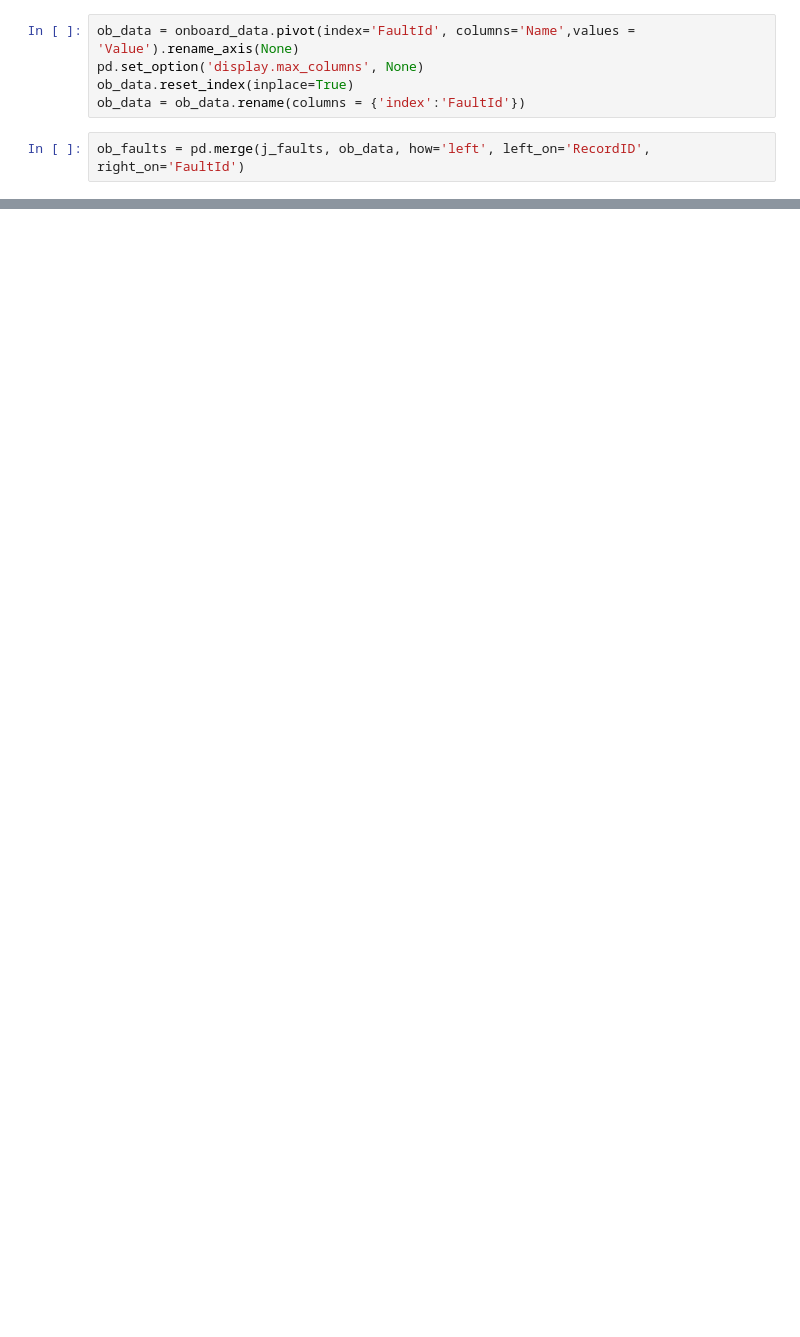
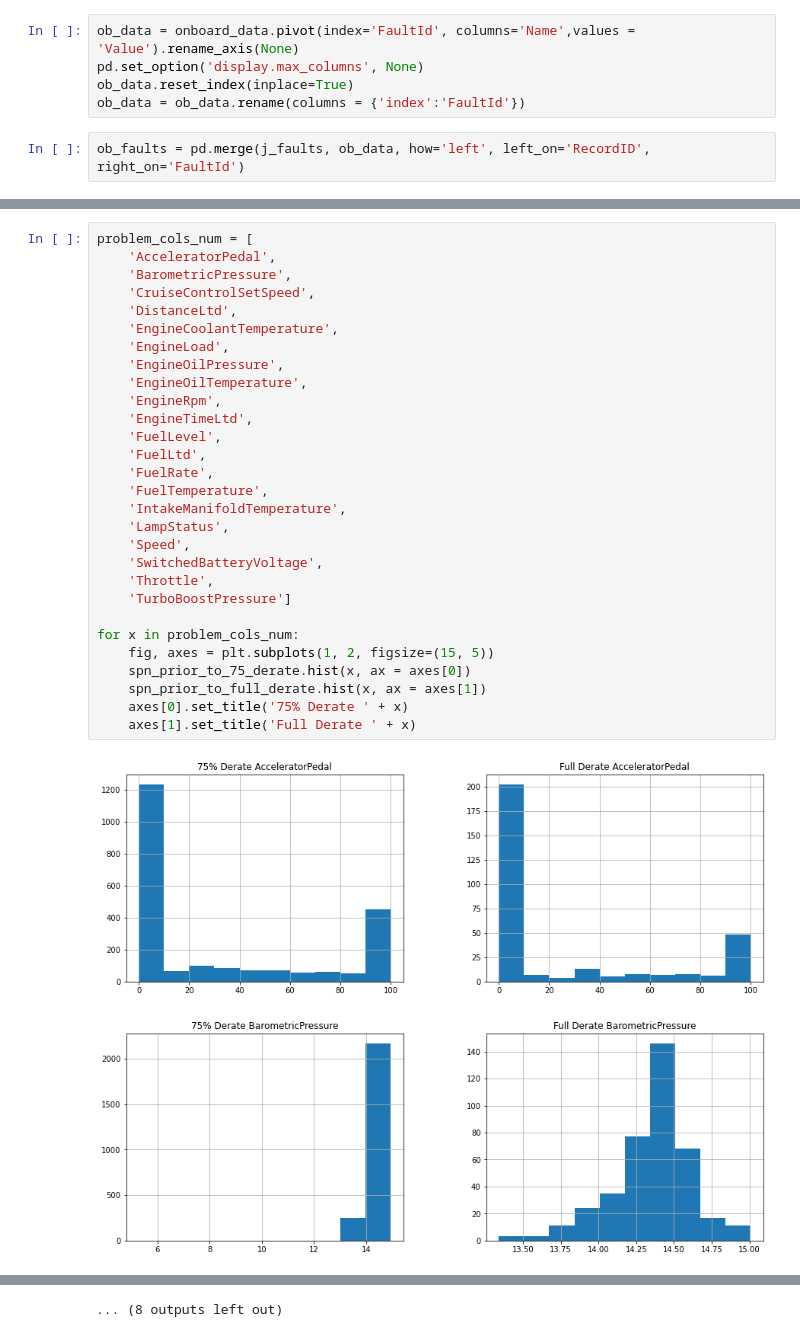
Before and after one commit to nss-data-science-cohort-5/big_g_express-eye_of_the_tiger, a Jupyter notebook: notebooks/Habeeb Analysis.ipynb, the cells around one changed output, grey strips where cells are left out. Saved outputs shown, nothing was run; the diff lists cells and outputs as text; blank space fills up the shorter version.

```diff
--- a/notebooks/Habeeb Analysis.ipynb
+++ b/notebooks/Habeeb Analysis.ipynb
@@ -107,0 +199,32 @@ spn_prior_to_derate
+# %%
+problem_cols_num = [
+    'AcceleratorPedal',
+    'BarometricPressure',
+    'CruiseControlSetSpeed',
+    'DistanceLtd',
+    'EngineCoolantTemperature',
+    'EngineLoad',
+    'EngineOilPressure',
+    'EngineOilTemperature',
+    'EngineRpm',
+    'EngineTimeLtd',
+    'FuelLevel',
+    'FuelLtd',
+    'FuelRate',
+    'FuelTemperature',
+    'IntakeManifoldTemperature',
+    'LampStatus',
+    'Speed',
+    'SwitchedBatteryVoltage',
+    'Throttle',
+    'TurboBoostPressure']
+
+for x in problem_cols_num:
+    fig, axes = plt.subplots(1, 2, figsize=(15, 5))
+    spn_prior_to_75_derate.hist(x, ax = axes[0])
+    spn_prior_to_full_derate.hist(x, ax = axes[1])
+    axes[0].set_title('75% Derate ' + x)
+    axes[1].set_title('Full Derate ' + x)
+# %% [output]
+[figure, added]
+[figure, added]
@@ -108,3 +241,4 @@ spn_prior_to_derate
+... (8 outputs left out)
 # %%
 problem_cols_num = [
     'AcceleratorPedal',
```
Also changed, not shown: parts of 33 cells of this notebook, 1 other file.
